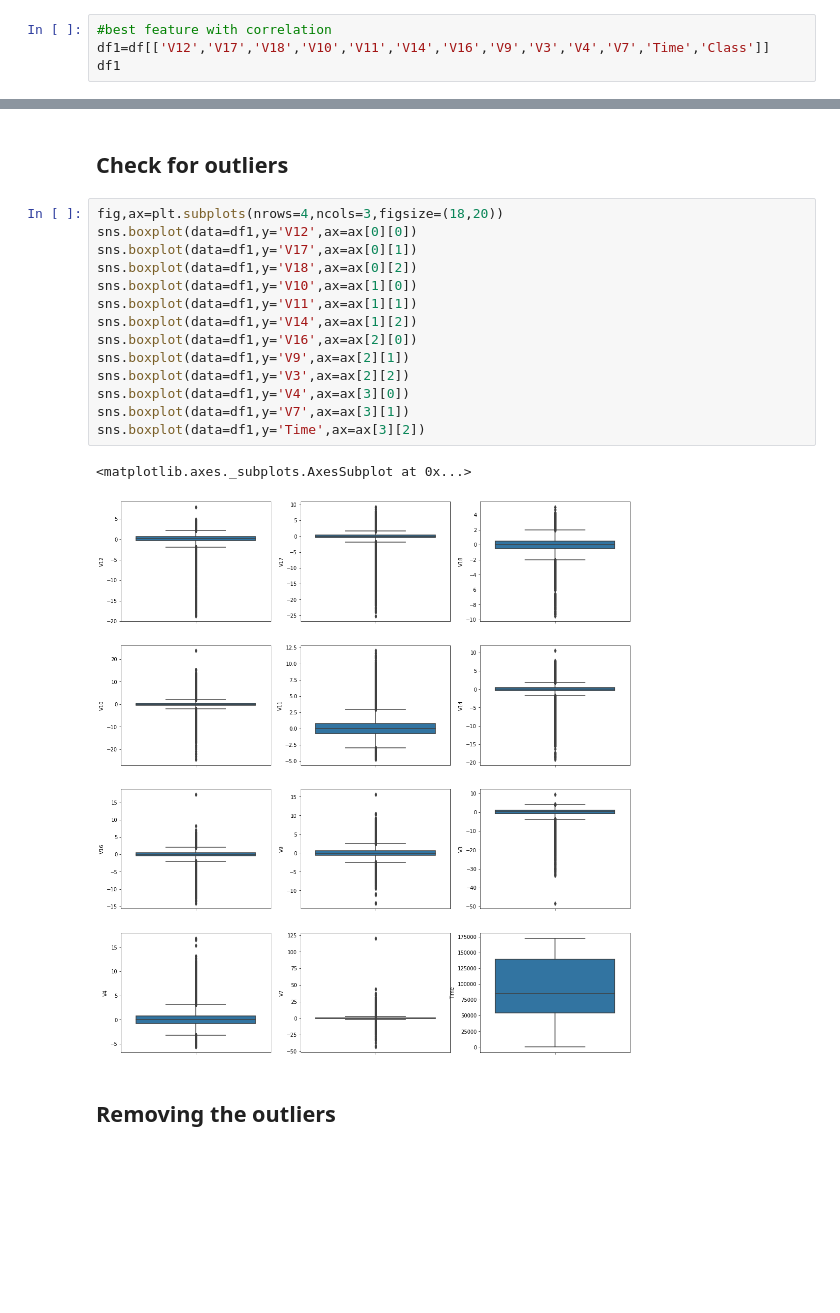
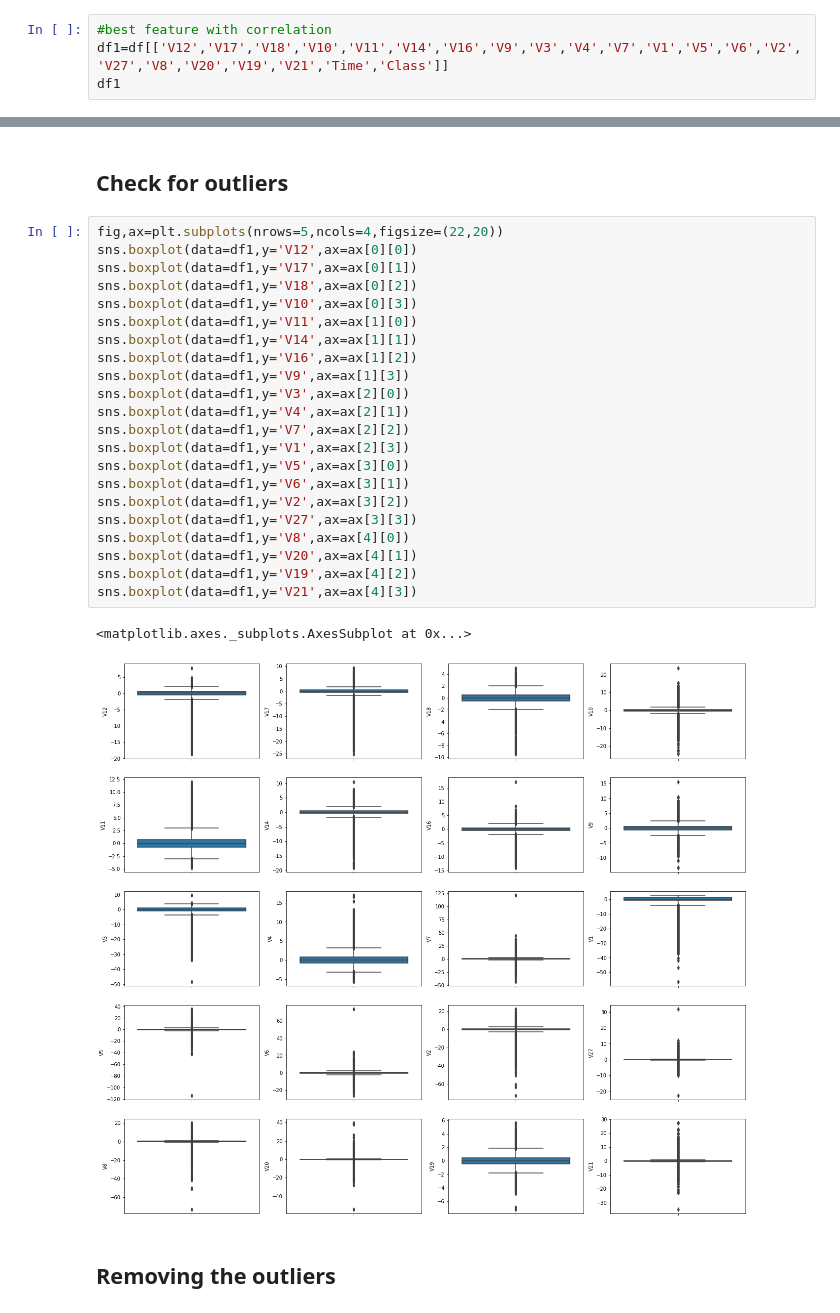
Before and after one commit to Learnlearningplatform/Credit_Card_Fraud_Detection, a Jupyter notebook: Updated_fraud_dect.ipynb, the cells around one changed output, grey strips where cells are left out. Saved outputs shown, nothing was run; the diff lists cells and outputs as text; blank space fills up the shorter version.

```diff
--- a/Updated_fraud_dect.ipynb
+++ b/Updated_fraud_dect.ipynb
@@ -166,6 +150,6 @@ V17      -0.326481
 Name: Class, dtype: float64
 # %%
 #best feature with correlation
-df1=df[['V12','V17','V18','V10','V11','V14','V16','V9','V3','V4','V7','Time','Class']]
+df1=df[['V12','V17','V18','V10','V11','V14','V16','V9','V3','V4','V7','V1','V5','V6','V2','V27','V8','V20','V19','V21','Time','Class']]
 df1
 # %% [output]
@@ -185,22 +169,30 @@ df1
 # %% [markdown]
 ## Check for outliers
 # %%
-fig,ax=plt.subplots(nrows=4,ncols=3,figsize=(18,20))
+fig,ax=plt.subplots(nrows=5,ncols=4,figsize=(22,20))
 sns.boxplot(data=df1,y='V12',ax=ax[0][0])
 sns.boxplot(data=df1,y='V17',ax=ax[0][1])
 sns.boxplot(data=df1,y='V18',ax=ax[0][2])
-sns.boxplot(data=df1,y='V10',ax=ax[1][0])
-sns.boxplot(data=df1,y='V11',ax=ax[1][1])
-sns.boxplot(data=df1,y='V14',ax=ax[1][2])
-sns.boxplot(data=df1,y='V16',ax=ax[2][0])
-sns.boxplot(data=df1,y='V9',ax=ax[2][1])
-sns.boxplot(data=df1,y='V3',ax=ax[2][2])
-sns.boxplot(data=df1,y='V4',ax=ax[3][0])
-sns.boxplot(data=df1,y='V7',ax=ax[3][1])
-sns.boxplot(data=df1,y='Time',ax=ax[3][2])
+sns.boxplot(data=df1,y='V10',ax=ax[0][3])
+sns.boxplot(data=df1,y='V11',ax=ax[1][0])
+sns.boxplot(data=df1,y='V14',ax=ax[1][1])
+sns.boxplot(data=df1,y='V16',ax=ax[1][2])
+sns.boxplot(data=df1,y='V9',ax=ax[1][3])
+sns.boxplot(data=df1,y='V3',ax=ax[2][0])
+sns.boxplot(data=df1,y='V4',ax=ax[2][1])
+sns.boxplot(data=df1,y='V7',ax=ax[2][2])
+sns.boxplot(data=df1,y='V1',ax=ax[2][3])
+sns.boxplot(data=df1,y='V5',ax=ax[3][0])
+sns.boxplot(data=df1,y='V6',ax=ax[3][1])
+sns.boxplot(data=df1,y='V2',ax=ax[3][2])
+sns.boxplot(data=df1,y='V27',ax=ax[3][3])
+sns.boxplot(data=df1,y='V8',ax=ax[4][0])
+sns.boxplot(data=df1,y='V20',ax=ax[4][1])
+sns.boxplot(data=df1,y='V19',ax=ax[4][2])
+sns.boxplot(data=df1,y='V21',ax=ax[4][3])
 # %% [output]
 <matplotlib.axes._subplots.AxesSubplot at 0x...>
-[figure, old version]
+[figure, new version]
 # %% [markdown]
 ## Removing the outliers
 # %% [markdown]
```
Also changed, not shown: parts of 60 cells of this notebook.
